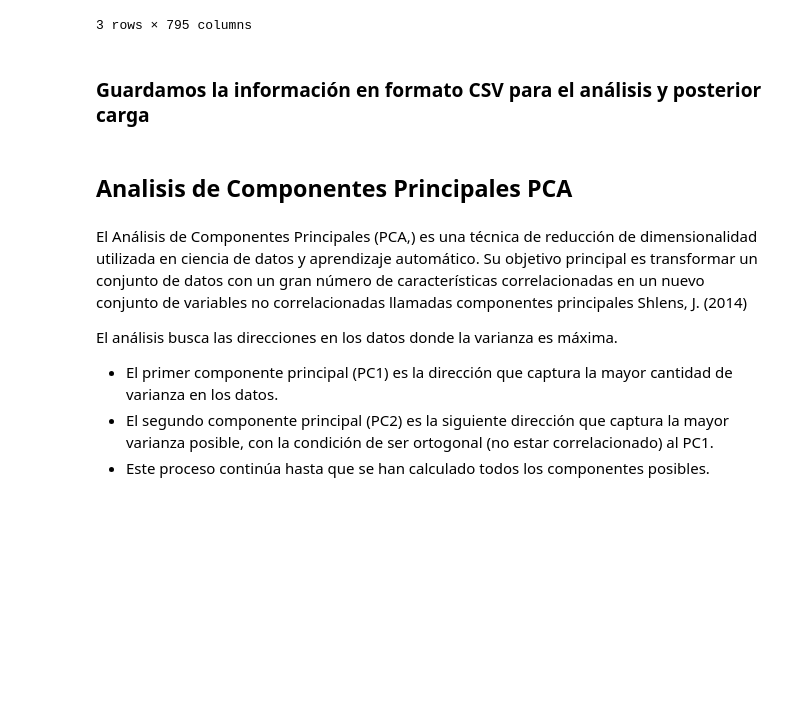
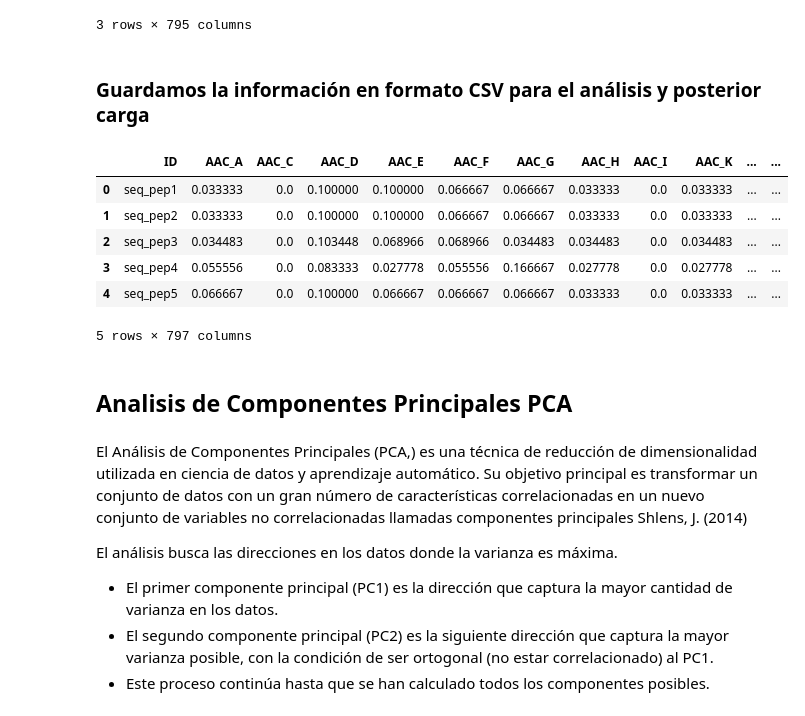
Before and after one commit to Julio21-ai/glp-1_drug_discovery, a Jupyter notebook: notebooks/Avance 2.ipynb, the cells around one changed output. Cells and saved outputs as stored; diff of their text form; code cells hidden in the pictures; blank space fills up the shorter version.

```diff
--- a/notebooks/Avance 2.ipynb
+++ b/notebooks/Avance 2.ipynb
@@ -606,6 +588,16 @@ df_descriptores_125p = df_resultado.drop('pep_ID', axis=1)
 df_descriptores_125p['ID'] = df_descriptores_125p['ID'].astype("string")
 df_descriptores_125p['EC50_T2'] = df_descriptores_125p['EC50_T2'].astype("float64")
 df_descriptores_125p['EC50_LOG_T2'] = df_descriptores_125p['EC50_LOG_T2'].astype("float64")
+# %%
+df_descriptores_125p.head()
+# %% [output]
+|  | ID | AAC_A | AAC_C | AAC_D | AAC_E | AAC_F | AAC_G | AAC_H | AAC_I | AAC_K | ... | ... |
+| 0 | seq_pep1 | 0.033333 | 0.0 | 0.100000 | 0.100000 | 0.066667 | 0.066667 | 0.033333 | 0.0 | 0.033333 | ... | ... |
+| 1 | seq_pep2 | 0.033333 | 0.0 | 0.100000 | 0.100000 | 0.066667 | 0.066667 | 0.033333 | 0.0 | 0.033333 | ... | ... |
+| 2 | seq_pep3 | 0.034483 | 0.0 | 0.103448 | 0.068966 | 0.068966 | 0.034483 | 0.034483 | 0.0 | 0.034483 | ... | ... |
+| 3 | seq_pep4 | 0.055556 | 0.0 | 0.083333 | 0.027778 | 0.055556 | 0.166667 | 0.027778 | 0.0 | 0.027778 | ... | ... |
+| 4 | seq_pep5 | 0.066667 | 0.0 | 0.100000 | 0.066667 | 0.066667 | 0.066667 | 0.033333 | 0.0 | 0.033333 | ... | ... |
+5 rows × 797 columns
 # %%
 # Definición de las rutas de los archivos
 descriptores_125_csv = processed_data_dir/"descriptores_125.csv"
```
Also changed, not shown: parts of 10 cells of this notebook.
